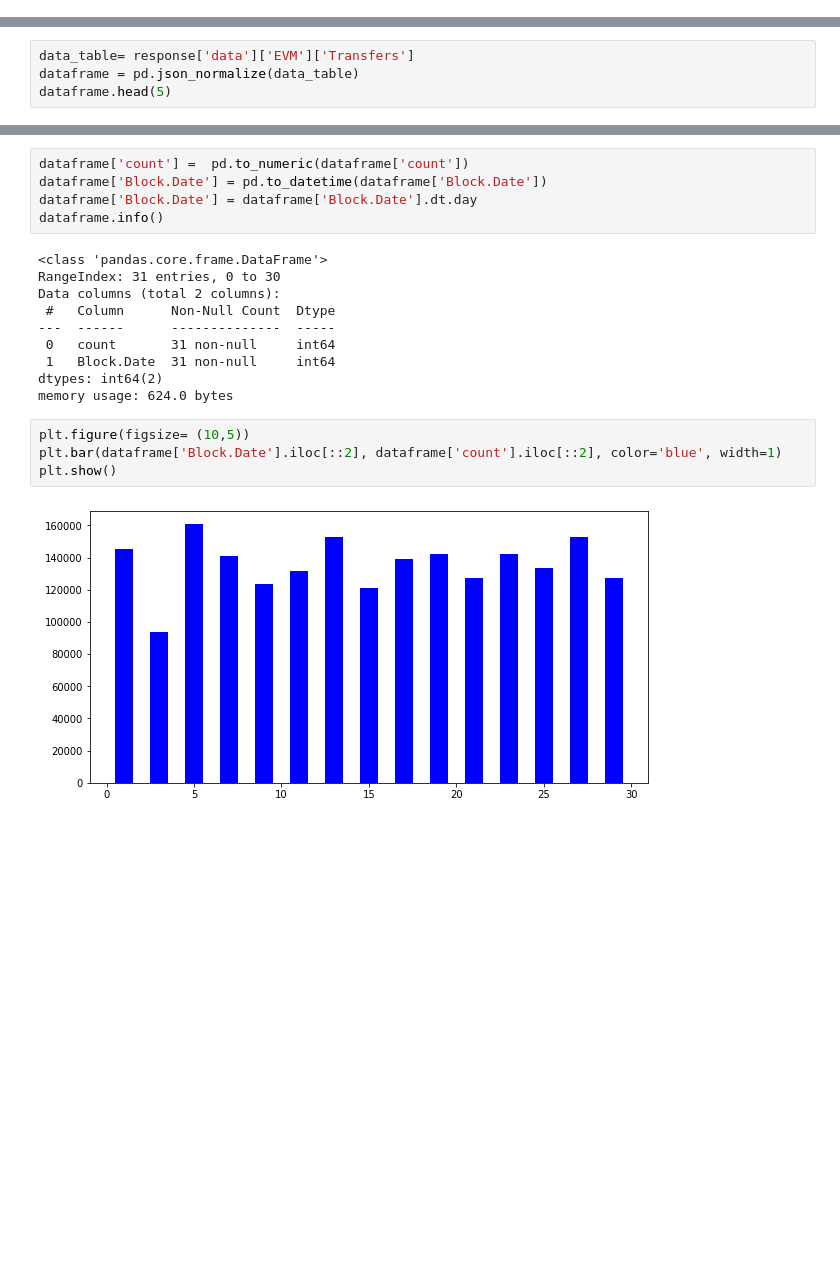
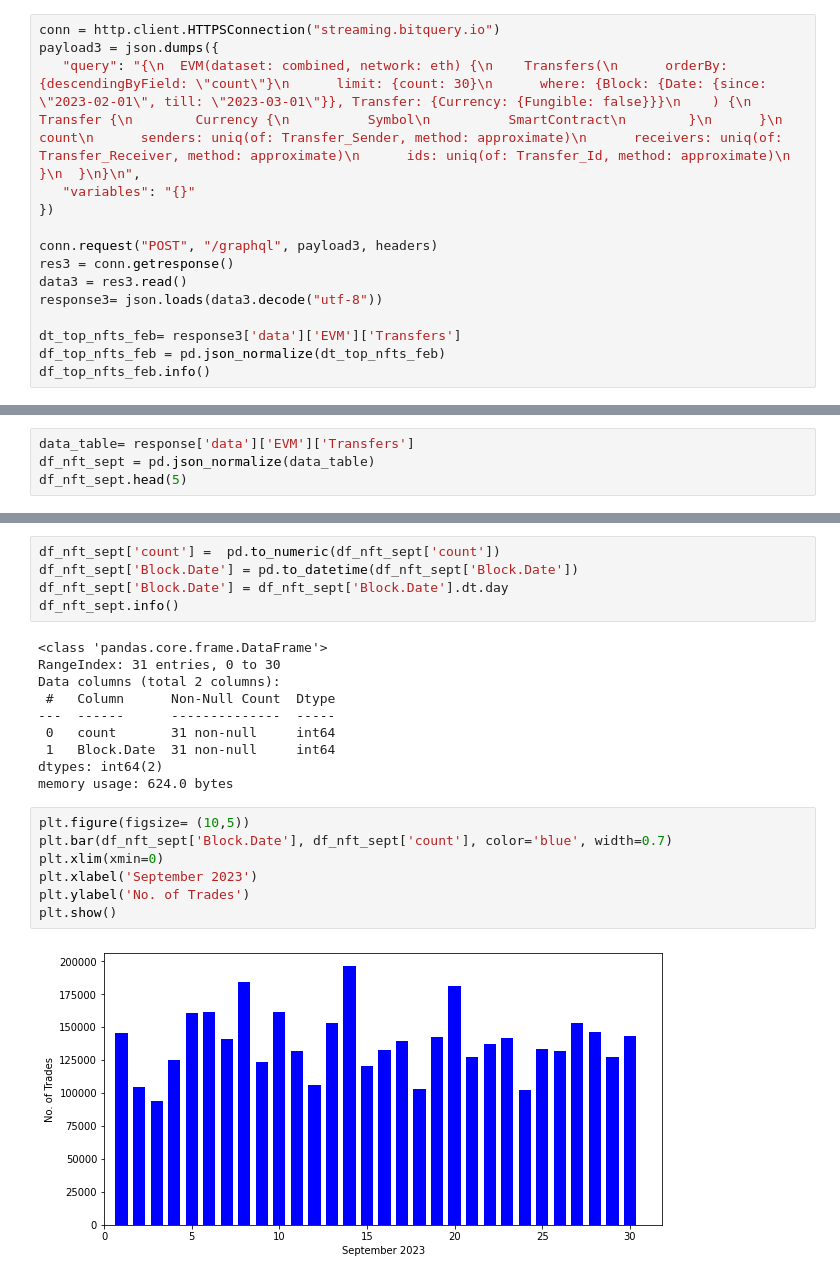
Before and after one commit to volantxs/blockchain-data-visualization, a Jupyter notebook: blockchain_data_driven_marketing.ipynb, the cells around one changed output, grey strips where cells are left out. Drawn from its saved outputs; the diff is of its cells as text; blank space fills up the shorter version.

```diff
--- a/blockchain_data_driven_marketing.ipynb
+++ b/blockchain_data_driven_marketing.ipynb
@@ -53,0 +75,15 @@ dataframe.info()
+# %%
+conn = http.client.HTTPSConnection("streaming.bitquery.io")
+payload3 = json.dumps({
+   "query": "{\n  EVM(dataset: combined, network: eth) {\n    Transfers(\n      orderBy: {descendingByField: \"count\"}\n      limit: {count: 30}\n      where: {Block: {Date: {since: \"2023-02-01\", till: \"2023-03-01\"}}, Transfer: {Currency: {Fungible: false}}}\n    ) {\n      Transfer {\n        Currency {\n          Symbol\n          SmartContract\n        }\n      }\n      count\n      senders: uniq(of: Transfer_Sender, method: approximate)\n      receivers: uniq(of: Transfer_Receiver, method: approximate)\n      ids: uniq(of: Transfer_Id, method: approximate)\n    }\n  }\n}\n",
+   "variables": "{}"
+})
+
+conn.request("POST", "/graphql", payload3, headers)
+res3 = conn.getresponse()
+data3 = res3.read()
+response3= json.loads(data3.decode("utf-8"))
+
+dt_top_nfts_feb= response3['data']['EVM']['Transfers']
+df_top_nfts_feb = pd.json_normalize(dt_top_nfts_feb)
+df_top_nfts_feb.info()
@@ -73,8 +176,8 @@ print(response)
 {'data': {'EVM': {'Transfers': [{'Block': {'Date': '2023-09-01'}, 'count': '145637'}, {'Block': {'Date': '2023-09-02'}, 'count': '104272'}, {'Block': {'Date': '2023-09-03'}, 'count': '93897'}, {'Block ...
 # %%
 data_table= response['data']['EVM']['Transfers']
-dataframe = pd.json_normalize(data_table)
-dataframe.head(5)
+df_nft_sept = pd.json_normalize(data_table)
+df_nft_sept.head(5)
 # %% [output]
 |  | count | Block.Date |
 | 0 | 145637 | 2023-09-01 |
@@ -95,10 +198,10 @@ Data columns (total 2 columns):
 dtypes: object(2)
 memory usage: 624.0+ bytes
 # %%
-dataframe['count'] =  pd.to_numeric(dataframe['count'])
-dataframe['Block.Date'] = pd.to_datetime(dataframe['Block.Date'])
-dataframe['Block.Date'] = dataframe['Block.Date'].dt.day
-dataframe.info()
+df_nft_sept['count'] =  pd.to_numeric(df_nft_sept['count'])
+df_nft_sept['Block.Date'] = pd.to_datetime(df_nft_sept['Block.Date'])
+df_nft_sept['Block.Date'] = df_nft_sept['Block.Date'].dt.day
+df_nft_sept.info()
 # %% [output]
 <class 'pandas.core.frame.DataFrame'>
 RangeIndex: 31 entries, 0 to 30
@@ -111,10 +214,13 @@ dtypes: int64(2)
 memory usage: 624.0 bytes
 # %%
 plt.figure(figsize= (10,5))
-plt.bar(dataframe['Block.Date'].iloc[::2], dataframe['count'].iloc[::2], color='blue', width=1)
+plt.bar(df_nft_sept['Block.Date'], df_nft_sept['count'], color='blue', width=0.7)
+plt.xlim(xmin=0)
+plt.xlabel('September 2023')
+plt.ylabel('No. of Trades')
 plt.show()
 # %% [output]
-[figure, old version]
+[figure, new version]
 # %%
 conn = http.client.HTTPSConnection("streaming.bitquery.io")
 payload2 = json.dumps({
```
Also changed, not shown: parts of 22 cells of this notebook.
